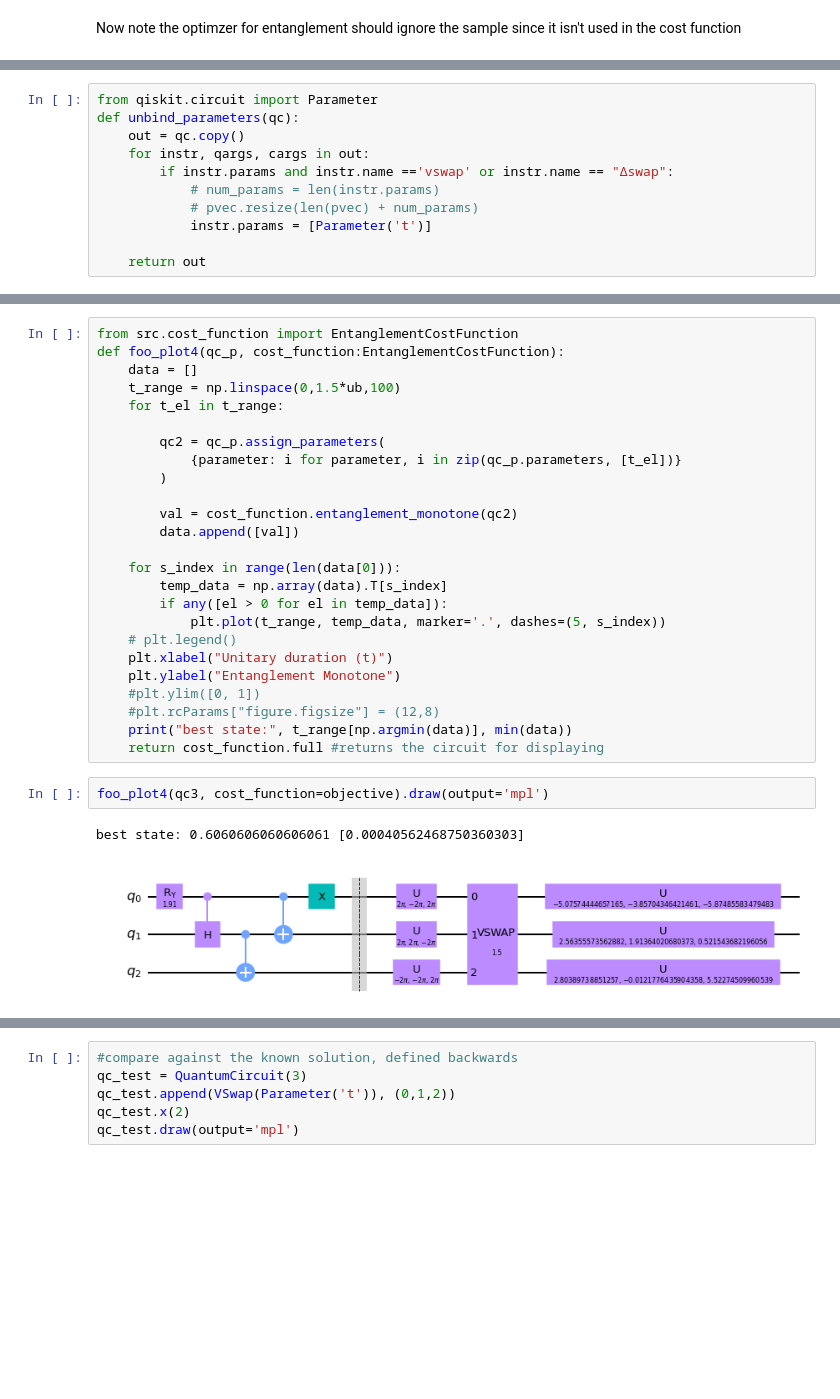
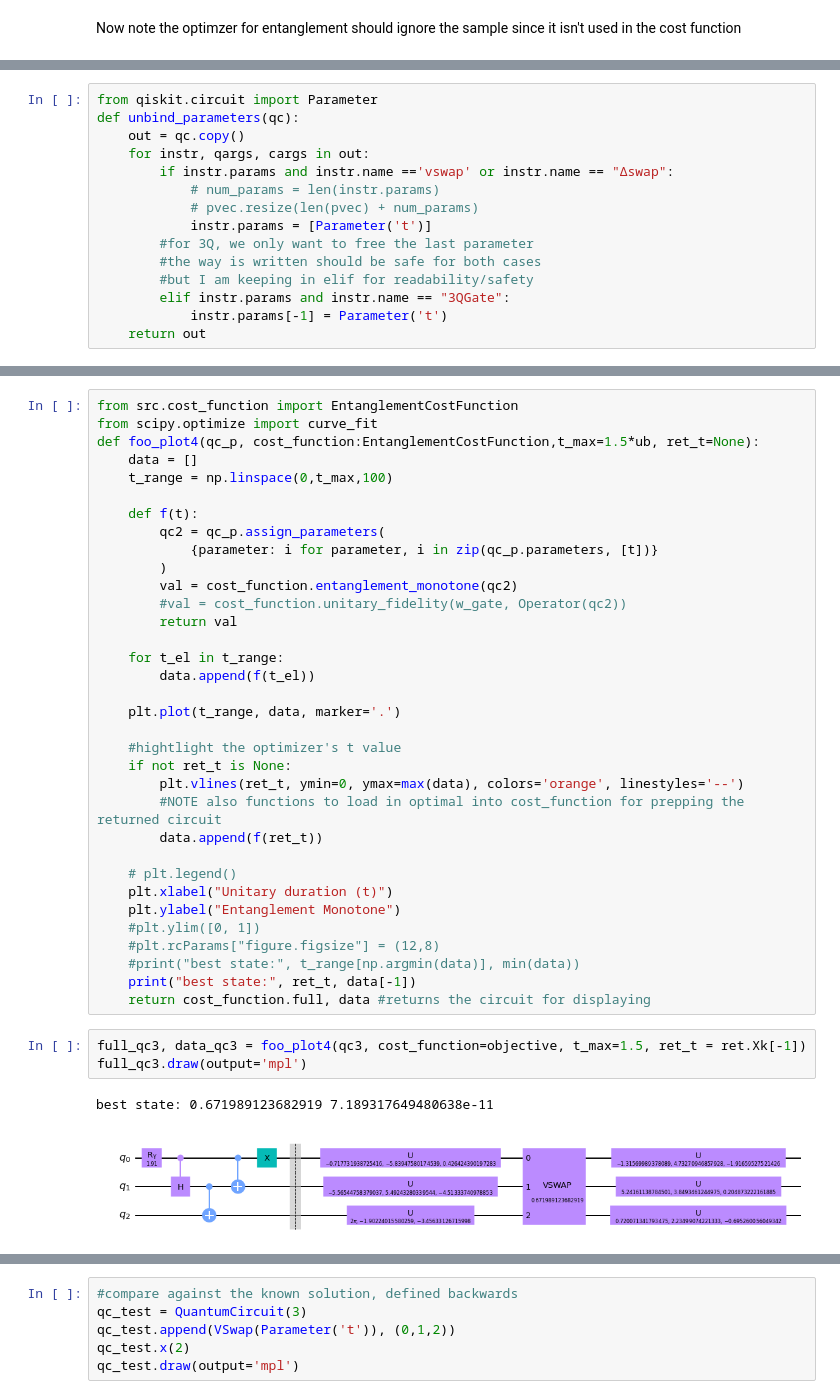
Before and after one commit to Pitt-JonesLab/slam_decomposition, a Jupyter notebook: src/scripts/entropy-entanglement.ipynb, the cells around one changed output, grey strips where cells are left out. Saved outputs shown, nothing was run; the diff lists cells and outputs as text; blank space fills up the shorter version.

```diff
--- a/src/scripts/entropy-entanglement.ipynb
+++ b/src/scripts/entropy-entanglement.ipynb
@@ -294,6 +312,10 @@ def unbind_parameters(qc):
             # num_params = len(instr.params)
             # pvec.resize(len(pvec) + num_params)
             instr.params = [Parameter('t')]
-
+        #for 3Q, we only want to free the last parameter
+        #the way is written should be safe for both cases
+        #but I am keeping in elif for readability/safety
+        elif instr.params and instr.name == "3QGate":
+            instr.params[-1] = Parameter('t')
     return out
 # %%
@@ -309,30 +332,40 @@ qc3.draw(output='mpl')
 # %%
 from src.cost_function import EntanglementCostFunction
-def foo_plot4(qc_p, cost_function:EntanglementCostFunction):
+from scipy.optimize import curve_fit
+def foo_plot4(qc_p, cost_function:EntanglementCostFunction,t_max=1.5*ub, ret_t=None):
     data = []
-    t_range = np.linspace(0,1.5*ub,100)
+    t_range = np.linspace(0,t_max,100)
+
+    def f(t):
+        qc2 = qc_p.assign_parameters(
+            {parameter: i for parameter, i in zip(qc_p.parameters, [t])}
+        )
+        val = cost_function.entanglement_monotone(qc2)
+        #val = cost_function.unitary_fidelity(w_gate, Operator(qc2))
+        return val
+
     for t_el in t_range:
+        data.append(f(t_el))
 
-        qc2 = qc_p.assign_parameters(
-            {parameter: i for parameter, i in zip(qc_p.parameters, [t_el])}
-        )
+    plt.plot(t_range, data, marker='.')
 
-        val = cost_function.entanglement_monotone(qc2)
-        data.append([val])
+    #hightlight the optimizer's t value
+    if not ret_t is None:
+        plt.vlines(ret_t, ymin=0, ymax=max(data), colors='orange', linestyles='--')
+        #NOTE also functions to load in optimal into cost_function for prepping the returned circuit
+        data.append(f(ret_t))
 
-    for s_index in range(len(data[0])):
-        temp_data = np.array(data).T[s_index]
-        if any([el > 0 for el in temp_data]):
-            plt.plot(t_range, temp_data, marker='.', dashes=(5, s_index))
     # plt.legend()
     plt.xlabel("Unitary duration (t)")
     plt.ylabel("Entanglement Monotone")
     #plt.ylim([0, 1])
     #plt.rcParams["figure.figsize"] = (12,8)
-    print("best state:", t_range[np.argmin(data)], min(data))
-    return cost_function.full #returns the circuit for displaying
+    #print("best state:", t_range[np.argmin(data)], min(data))
+    print("best state:", ret_t, data[-1])
+    return cost_function.full, data #returns the circuit for displaying
 # %%
-foo_plot4(qc3, cost_function=objective).draw(output='mpl')
+full_qc3, data_qc3 = foo_plot4(qc3, cost_function=objective, t_max=1.5, ret_t = ret.Xk[-1])
+full_qc3.draw(output='mpl')
 # %% [output]
-best state: 0.6060606060606061 [0.00040562468750360303]
+best state: 0.671989123682919 7.189317649480638e-11
-[figure, old version]
+[figure, new version]
```
Also changed, not shown: parts of 44 cells of this notebook, 5 other files.
